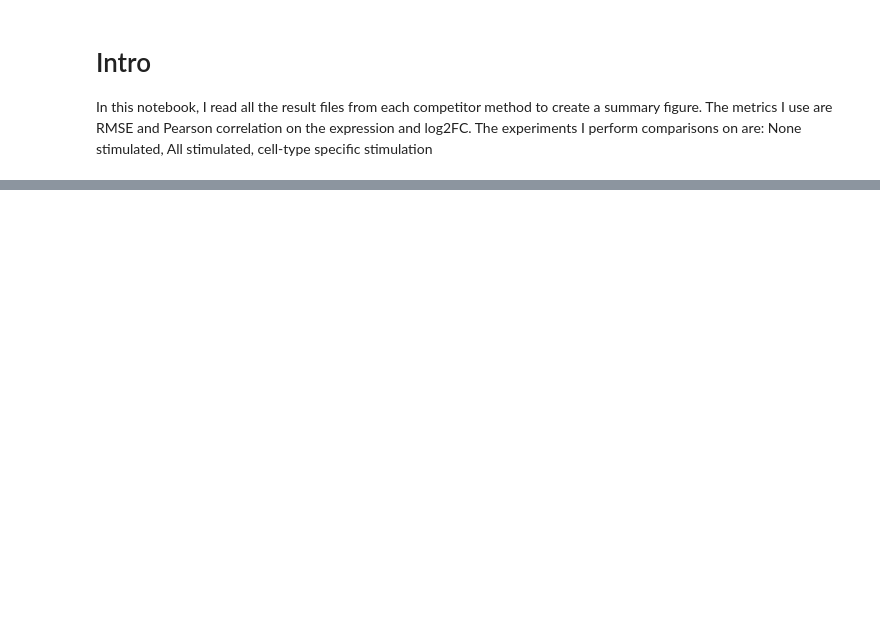
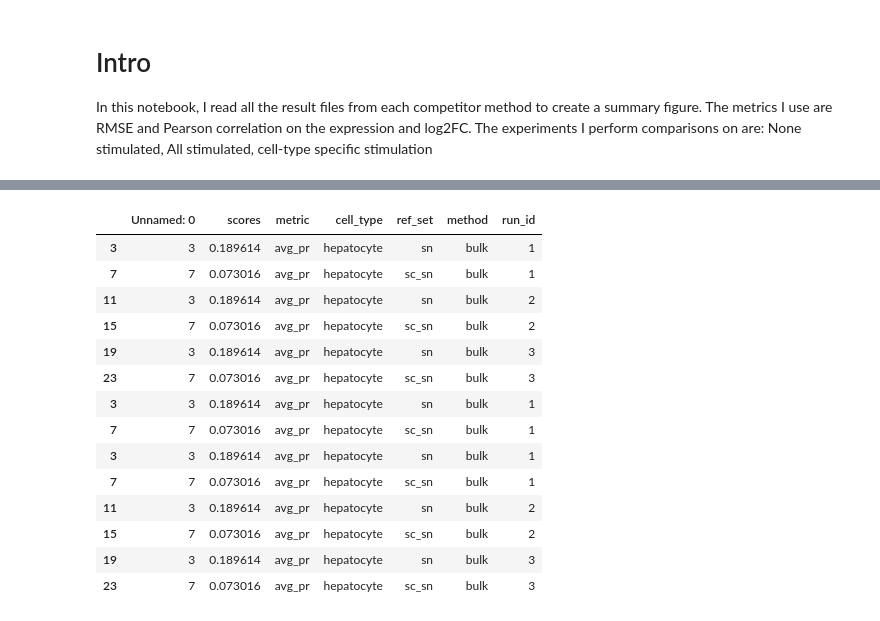
Before and after one commit to greenelab/buddi_analysis, a Jupyter notebook: liver_analysis/sex_prediction_comparators/compare_liver_prauc.ipynb, the cells around one changed output, grey strips where cells are left out. Saved outputs shown, nothing was run; the diff lists cells and outputs as text; code cells hidden in the pictures; blank space fills up the shorter version.

```diff
--- a/liver_analysis/sex_prediction_comparators/compare_liver_prauc.ipynb
+++ b/liver_analysis/sex_prediction_comparators/compare_liver_prauc.ipynb
@@ -62,4 +66,22 @@ PCA       12
 Name: method, dtype: int64
+# %%
+plot_df.iloc[np.where(np.logical_and(plot_df.method == "bulk", plot_df.cell_type == "hepatocyte"))[0]]
+# %% [output]
+|  | Unnamed: 0 | scores | metric | cell_type | ref_set | method | run_id |
+| 3 | 3 | 0.189614 | avg_pr | hepatocyte | sn | bulk | 1 |
+| 7 | 7 | 0.073016 | avg_pr | hepatocyte | sc_sn | bulk | 1 |
+| 11 | 3 | 0.189614 | avg_pr | hepatocyte | sn | bulk | 2 |
+| 15 | 7 | 0.073016 | avg_pr | hepatocyte | sc_sn | bulk | 2 |
+| 19 | 3 | 0.189614 | avg_pr | hepatocyte | sn | bulk | 3 |
+| 23 | 7 | 0.073016 | avg_pr | hepatocyte | sc_sn | bulk | 3 |
+| 3 | 3 | 0.189614 | avg_pr | hepatocyte | sn | bulk | 1 |
+| 7 | 7 | 0.073016 | avg_pr | hepatocyte | sc_sn | bulk | 1 |
+| 3 | 3 | 0.189614 | avg_pr | hepatocyte | sn | bulk | 1 |
+| 7 | 7 | 0.073016 | avg_pr | hepatocyte | sc_sn | bulk | 1 |
+| 11 | 3 | 0.189614 | avg_pr | hepatocyte | sn | bulk | 2 |
+| 15 | 7 | 0.073016 | avg_pr | hepatocyte | sc_sn | bulk | 2 |
+| 19 | 3 | 0.189614 | avg_pr | hepatocyte | sn | bulk | 3 |
+| 23 | 7 | 0.073016 | avg_pr | hepatocyte | sc_sn | bulk | 3 |
 # %%
 
 # plot
```
Also changed, not shown: parts of 3 cells of this notebook, 10 other files.
